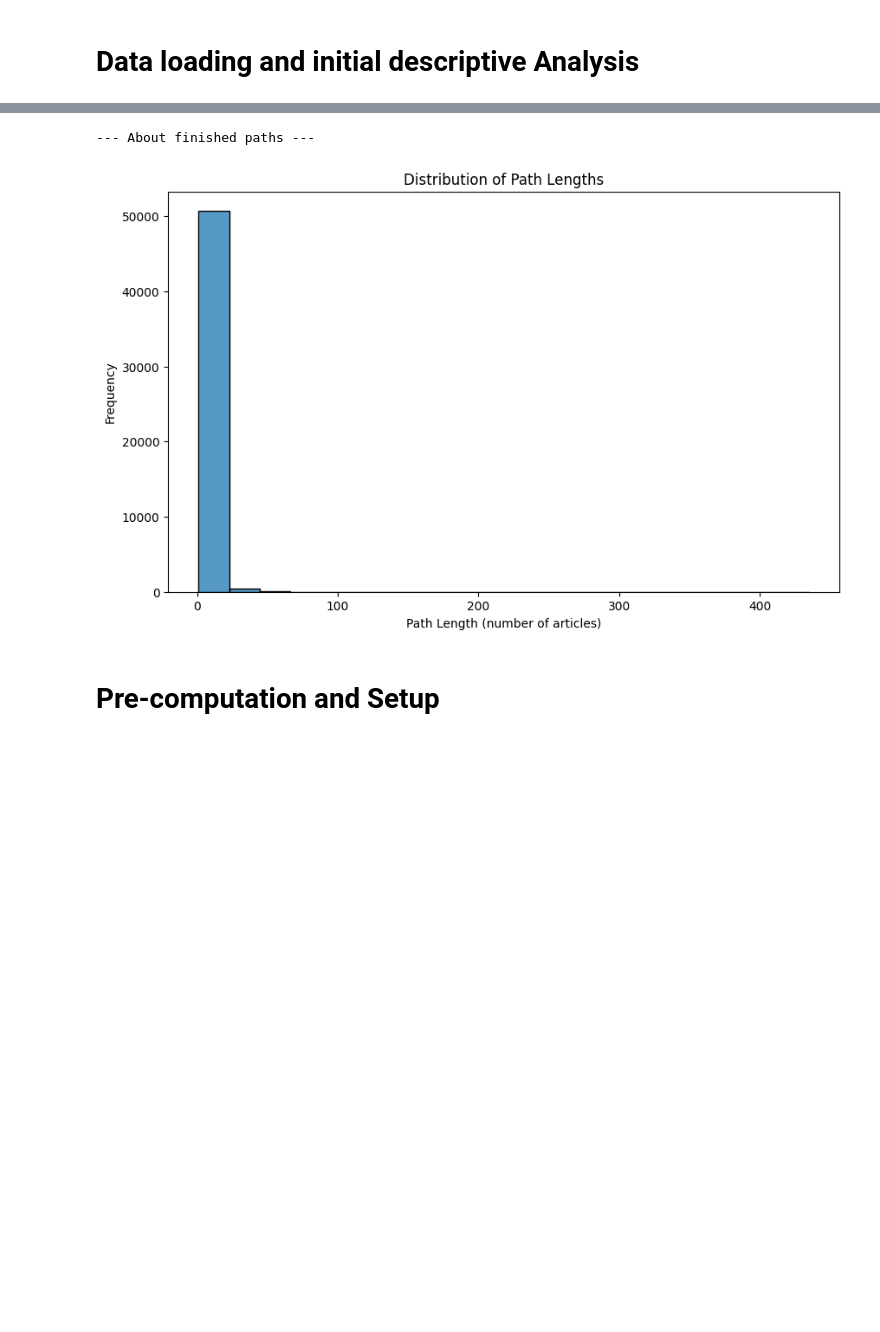
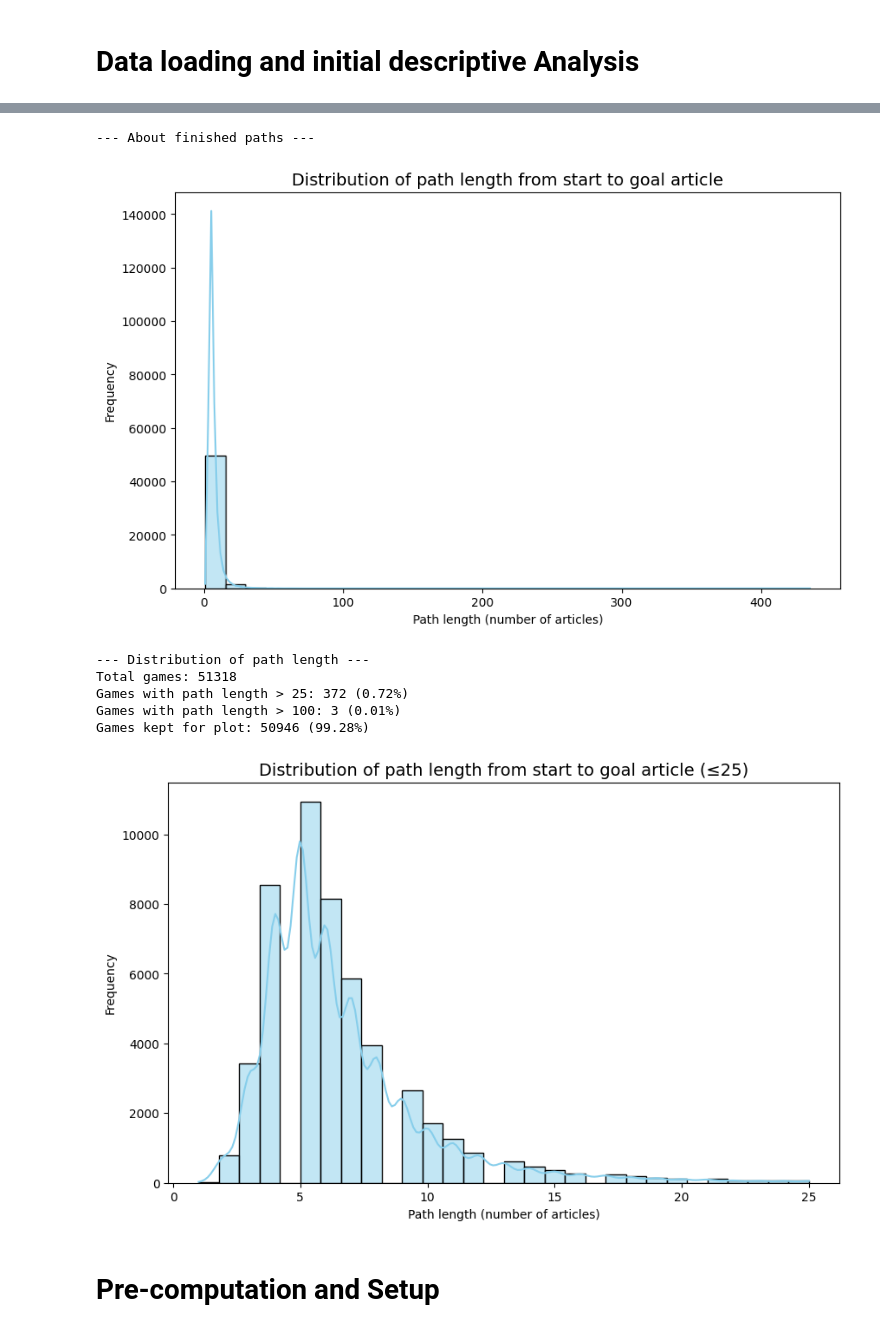
Before and after one commit to au-nlp/project-milestone-p2-group2, a Jupyter notebook: main.ipynb, the cells around one changed output, grey strips where cells are left out. Cells and saved outputs as stored; diff of their text form; code cells hidden in the pictures; blank space fills up the shorter version.

Commit message:
minor changes to the plot about path length distribution of finished games

```diff
--- a/main.ipynb
+++ b/main.ipynb
@@ -331,15 +326,48 @@ Name: path_length, dtype: float64
 # %%
 print("--- About finished paths ---")
 
-plt.figure(figsize=(10, 6))
-sns.histplot(paths_finished_df['path_length'], kde=False, bins=20)
-plt.title('Distribution of Path Lengths')
-plt.xlabel('Path Length (number of articles)')
-plt.ylabel('Frequency')
+plt.figure(figsize=(10,6))
+sns.histplot(paths_finished_df["path_length"], bins=30, kde=True, color="skyblue")
+plt.title("Distribution of path length from start to goal article", fontsize=14)
+plt.xlabel("Path length (number of articles)")
+plt.ylabel("Frequency")
 plt.show()
+
+# differentiate between games with path length over and under 25
+long_paths_25 = paths_finished_df[paths_finished_df["path_length"] > 25]
+long_paths_100 = paths_finished_df[paths_finished_df["path_length"] > 100]
+filtered_df_25 = paths_finished_df[paths_finished_df["path_length"] <= 25]
+filtered_df_100 = paths_finished_df[paths_finished_df["path_length"] <= 100]
+
+# compute stats
+n_total = len(paths_finished_df)
+n_long_25 = len(long_paths_25)
+n_long_100 = len(long_paths_100)
+pct_long_25 = n_long_25 / n_total * 100
+pct_long_100 = n_long_100 / n_total * 100
+
+print("--- Distribution of path length ---")
+print(f"Total games: {n_total}")
+print(f"Games with path length > 25: {n_long_25} ({pct_long_25:.2f}%)")
+print(f"Games with path length > 100: {n_long_100} ({pct_long_100:.2f}%)")
+print(f"Games kept for plot: {len(filtered_df_25)} ({100 - pct_long_25:.2f}%)\n")
+
+# plot filtered distribution
+plt.figure(figsize=(10,6))
+sns.histplot(filtered_df_25["path_length"], bins=30, kde=True, color="skyblue")
+plt.title("Distribution of path length from start to goal article (≤25)", fontsize=14)
+plt.xlabel("Path length (number of articles)")
+plt.ylabel("Frequency")
+plt.show()
 # %% [output]
 --- About finished paths ---
-[figure, old version]
+[figure, new version]
+--- Distribution of path length ---
+Total games: 51318
+Games with path length > 25: 372 (0.72%)
+Games with path length > 100: 3 (0.01%)
+Games kept for plot: 50946 (99.28%)
+[figure, added]
 # %% [markdown]
 # Pre-computation and Setup
 # %%
```
Also changed, not shown: parts of 8 cells of this notebook.
